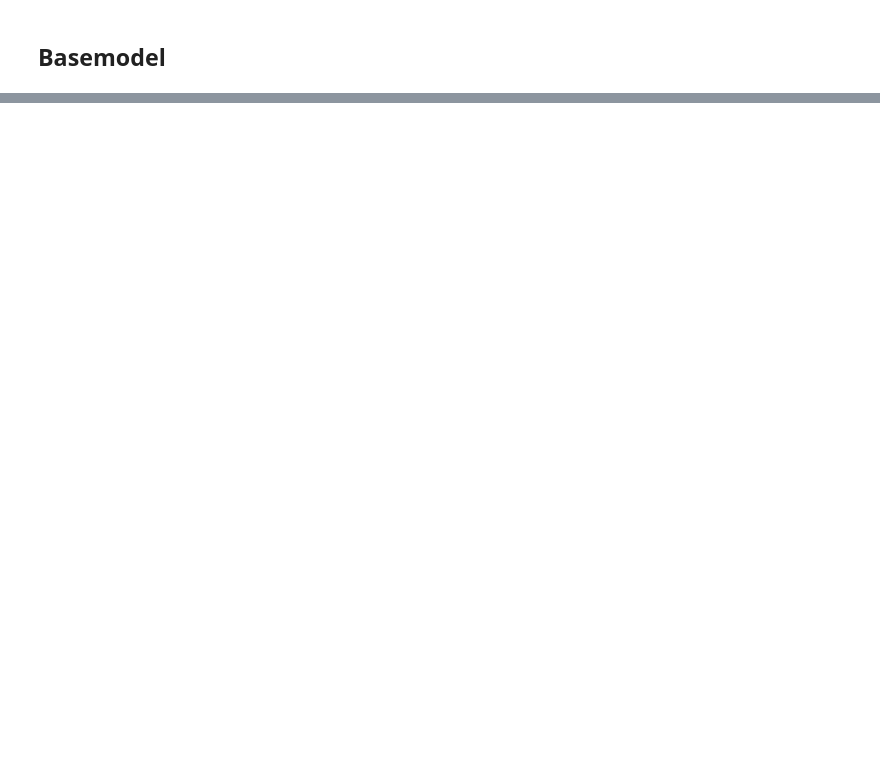
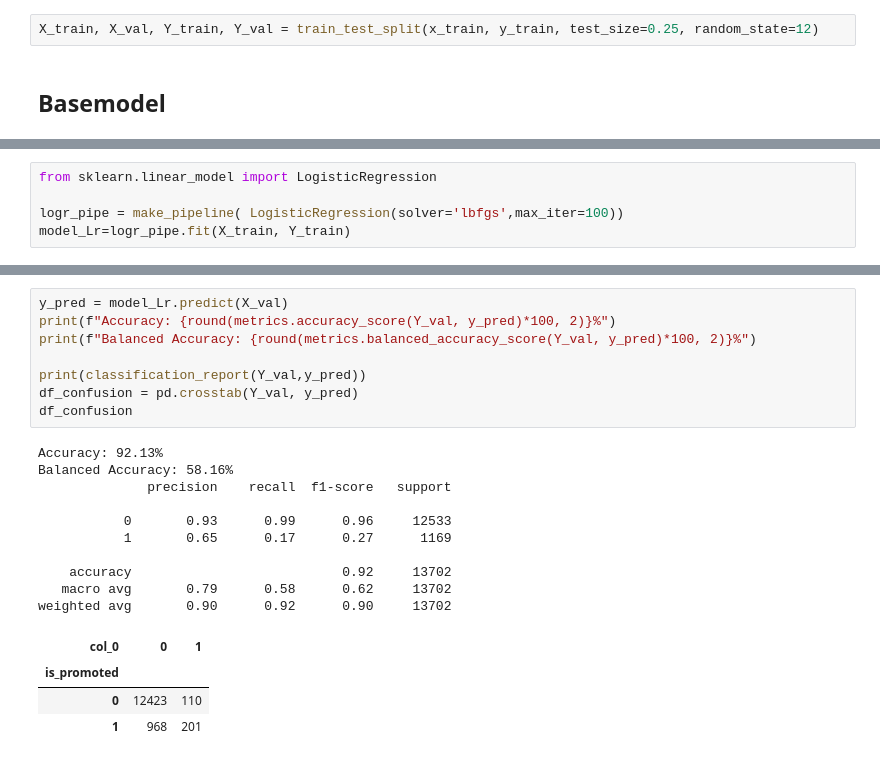
Before and after one commit to lakshyagupta2409/HRAnalytics, a Jupyter notebook: DataExplorationAnd Cleaning.ipynb, the cells around one changed output, grey strips where cells are left out. Cells and saved outputs as stored; diff of their text form; blank space fills up the shorter version.

Commit message:
base model and smote

```diff
--- a/DataExplorationAnd Cleaning.ipynb
+++ b/DataExplorationAnd Cleaning.ipynb
@@ -188,2 +165,4 @@ import category_encoders as ce
+# %%
+X_train, X_val, Y_train, Y_val = train_test_split(x_train, y_train, test_size=0.25, random_state=12)
 # %% [markdown]
 ## Basemodel
@@ -247,0 +169,5 @@ Name: education, Length: 54808, dtype: bool
+# %%
+from sklearn.linear_model import LogisticRegression
+
+logr_pipe = make_pipeline( LogisticRegression(solver='lbfgs',max_iter=100))
+model_Lr=logr_pipe.fit(X_train, Y_train)
@@ -247,0 +189,23 @@ Name: education, Length: 54808, dtype: bool
+# %%
+y_pred = model_Lr.predict(X_val)
+print(f"Accuracy: {round(metrics.accuracy_score(Y_val, y_pred)*100, 2)}%")
+print(f"Balanced Accuracy: {round(metrics.balanced_accuracy_score(Y_val, y_pred)*100, 2)}%")
+
+print(classification_report(Y_val,y_pred))
+df_confusion = pd.crosstab(Y_val, y_pred)
+df_confusion
+# %% [output]
+Accuracy: 92.13%
+Balanced Accuracy: 58.16%
+              precision    recall  f1-score   support
+
+           0       0.93      0.99      0.96     12533
+           1       0.65      0.17      0.27      1169
+
+    accuracy                           0.92     13702
+   macro avg       0.79      0.58      0.62     13702
+weighted avg       0.90      0.92      0.90     13702
+| col_0 | 0 | 1 |
+| is_promoted |  |  |
+| 0 | 12423 | 110 |
+| 1 | 968 | 201 |
```
Also changed, not shown: parts of 22 cells of this notebook.
